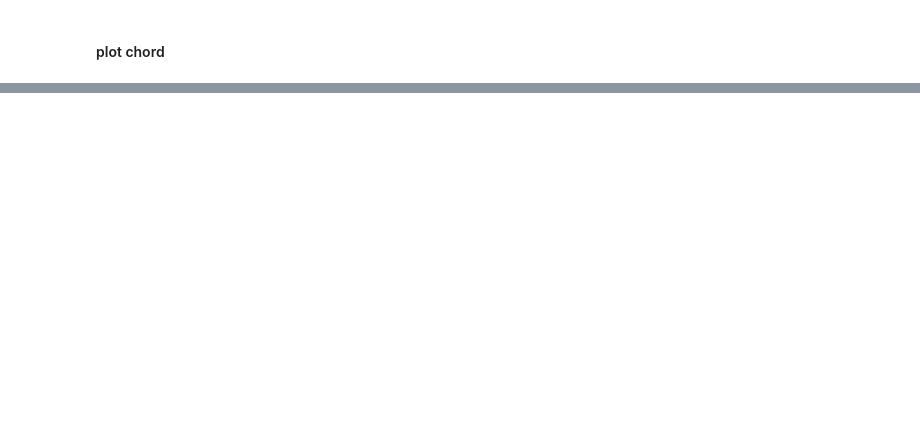
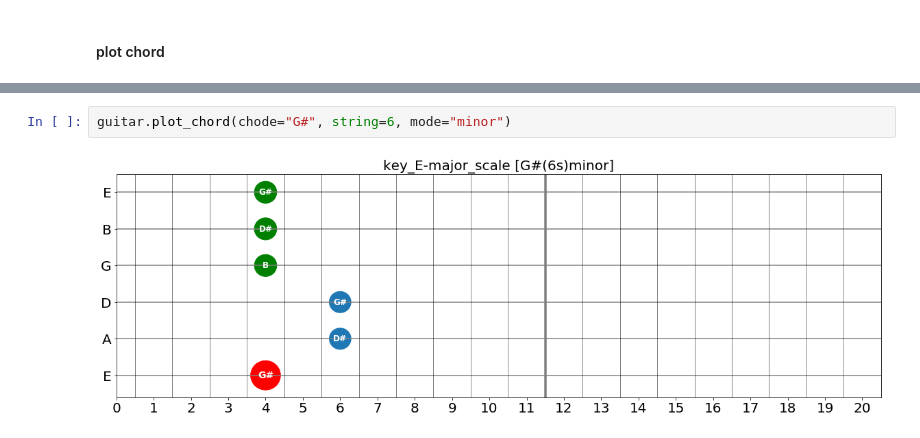
Before and after one commit to iwasakishuto/PyGuitar, a Jupyter notebook: examples.ipynb, the cells around one changed output, grey strips where cells are left out. Drawn from its saved outputs; the diff is of its cells as text; blank space fills up the shorter version.

```diff
--- a/examples.ipynb
+++ b/examples.ipynb
@@ -23,0 +39,4 @@ NotImplementedError: Not Impremented.
+# %%
+guitar.plot_chord(chode="G#", string=6, mode="minor")
+# %% [output]
+[figure, added]
```
Also changed, not shown: parts of 15 cells of this notebook.
